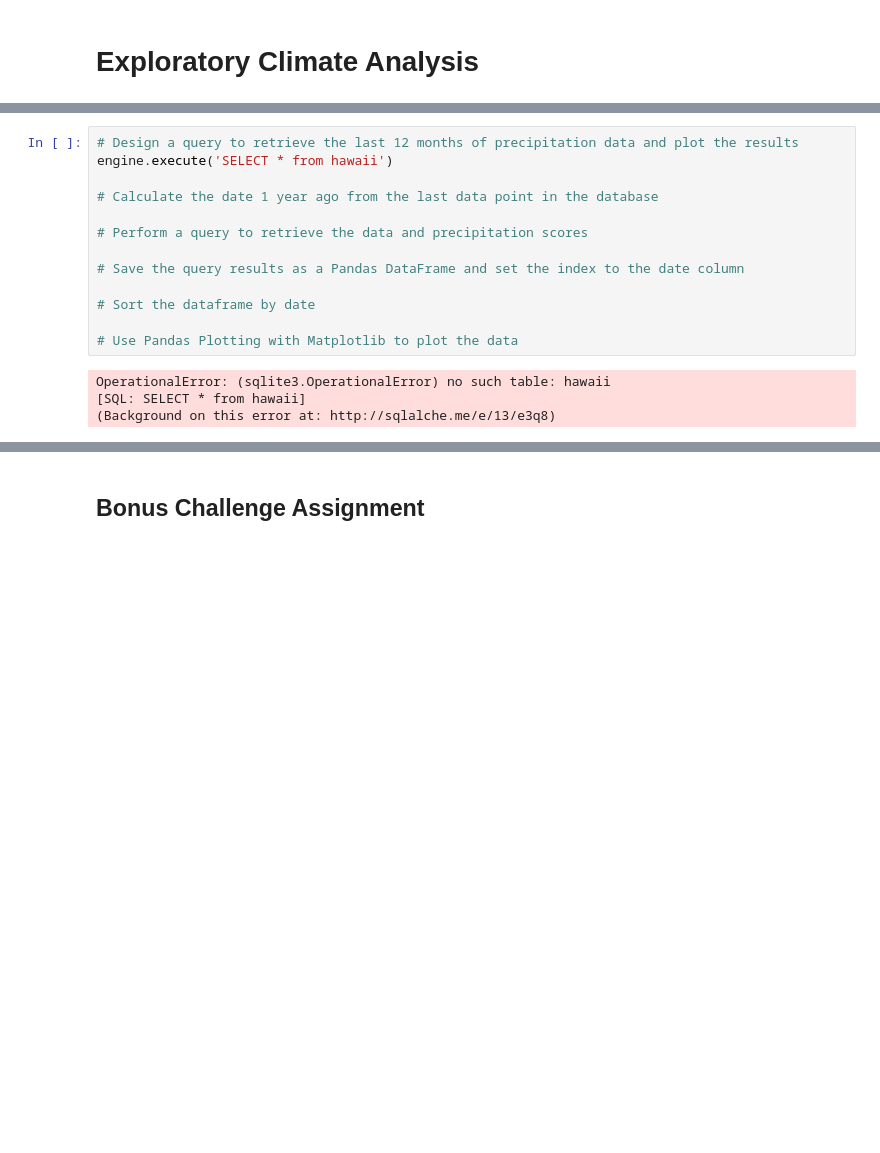
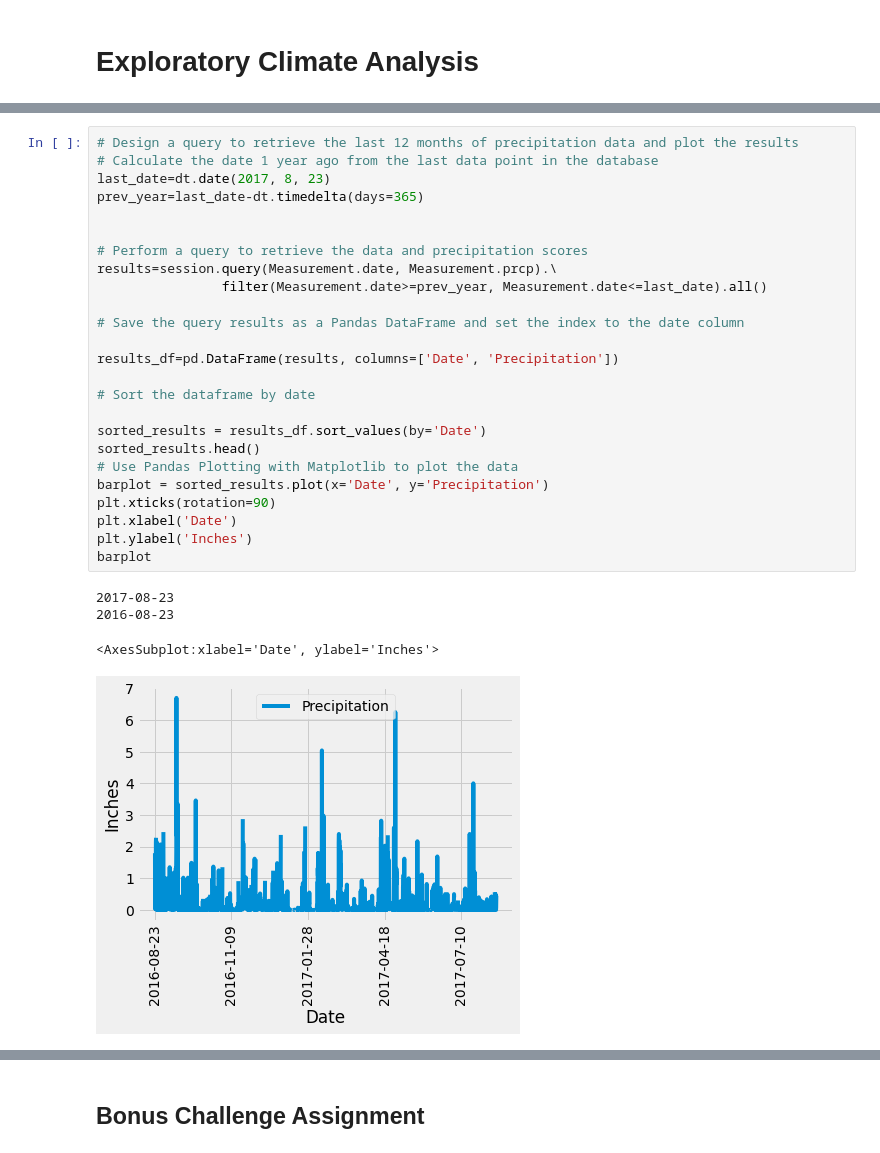
Before and after one commit to umiranda/Hawaii-Weather-analysis, a Jupyter notebook: New_code3.ipynb, the cells around one changed output, grey strips where cells are left out. Saved outputs shown, nothing was run; the diff lists cells and outputs as text; blank space fills up the shorter version.

```diff
--- a/New_code3.ipynb
+++ b/New_code3.ipynb
@@ -56,18 +77,31 @@ columns
 # %%
 # Design a query to retrieve the last 12 months of precipitation data and plot the results
-engine.execute('SELECT * from hawaii')
+# Calculate the date 1 year ago from the last data point in the database
+last_date=dt.date(2017, 8, 23)
+prev_year=last_date-dt.timedelta(days=365)
 
-# Calculate the date 1 year ago from the last data point in the database
 
 # Perform a query to retrieve the data and precipitation scores
+results=session.query(Measurement.date, Measurement.prcp).\
+                filter(Measurement.date>=prev_year, Measurement.date<=last_date).all()
 
 # Save the query results as a Pandas DataFrame and set the index to the date column
 
+results_df=pd.DataFrame(results, columns=['Date', 'Precipitation'])
+
 # Sort the dataframe by date
 
+sorted_results = results_df.sort_values(by='Date')
+sorted_results.head()
 # Use Pandas Plotting with Matplotlib to plot the data
+barplot = sorted_results.plot(x='Date', y='Precipitation')
+plt.xticks(rotation=90)
+plt.xlabel('Date')
+plt.ylabel('Inches')
+barplot
 # %% [output]
-OperationalError: (sqlite3.OperationalError) no such table: hawaii
-[SQL: SELECT * from hawaii]
-(Background on this error at: http://sqlalche.me/e/13/e3q8)
+2017-08-23
+2016-08-23
+<AxesSubplot:xlabel='Date', ylabel='Inches'>
+[figure, added]
 # %%
```
Also changed, not shown: parts of 11 cells of this notebook.
